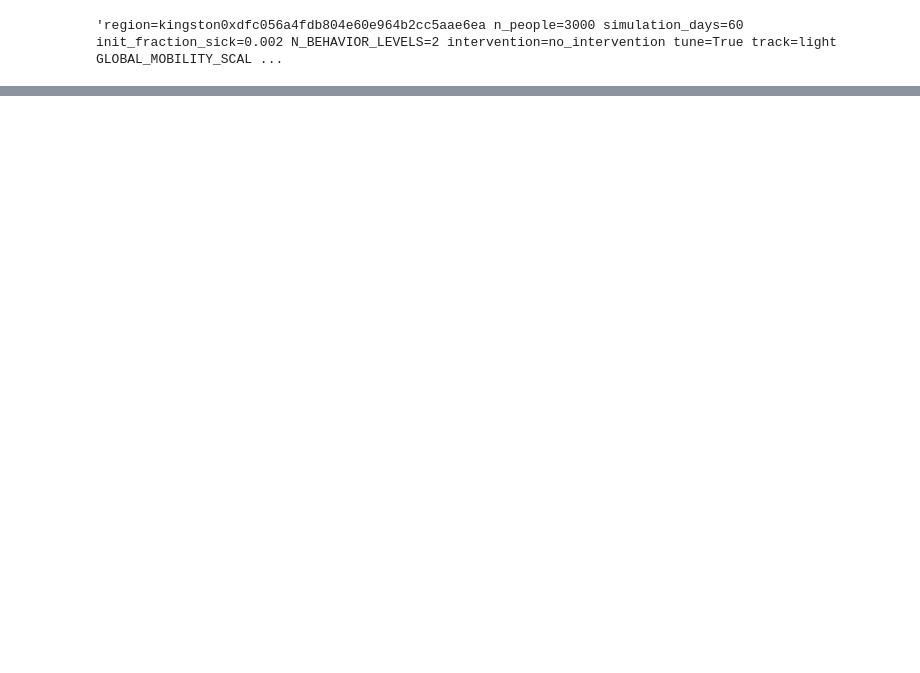
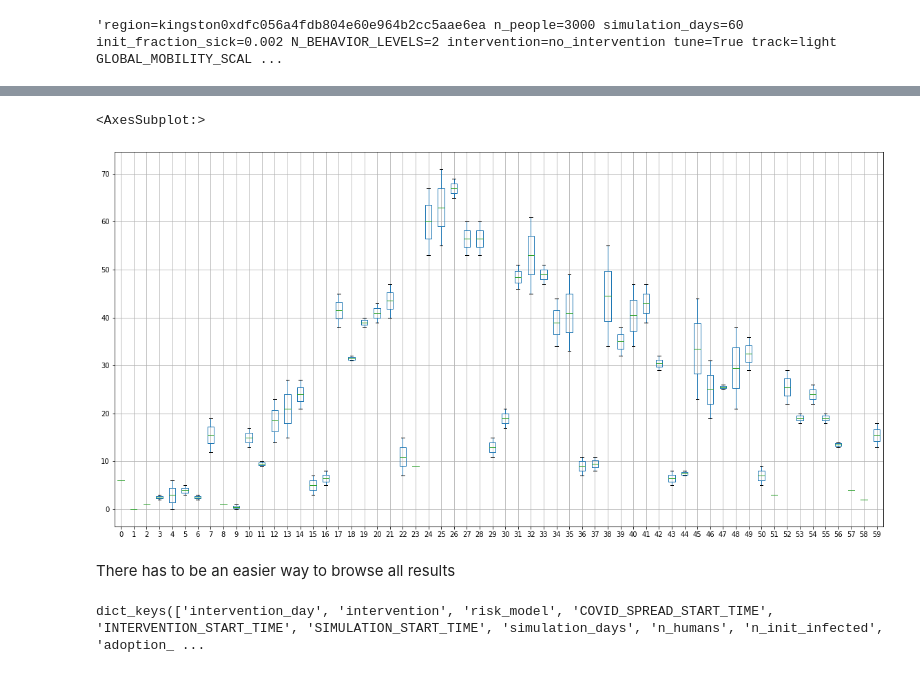
Before and after one commit to luismangubat/kingston-abm, a Jupyter notebook: experiments/validation/val-1.ipynb, the cells around one changed output, grey strips where cells are left out. Drawn from its saved outputs; the diff is of its cells as text; code cells hidden in the pictures; blank space fills up the shorter version.

Commit message:
Plots cases per day

```diff
--- a/experiments/validation/val-1.ipynb
+++ b/experiments/validation/val-1.ipynb
@@ -147,0 +106,5 @@ sim_v2_people-3000_days-60_init-0.002_uptake--1_seed-831_20210702-193149_142000
+# %%
+import os
+
+samples = os.listdir(f'./results/data/{run_id}')
+samples
@@ -147,0 +114,5 @@ sim_v2_people-3000_days-60_init-0.002_uptake--1_seed-831_20210702-193149_142000
+# %%
+data = [os.listdir(f'./results/data/{run_id}/{s}') for s in samples]
+data_df = pd.DataFrame(data, columns=['params', 'log', 'metrics'])
+data_df['sample'] = samples
+data_df
@@ -147,0 +123,10 @@ sim_v2_people-3000_days-60_init-0.002_uptake--1_seed-831_20210702-193149_142000
+# %%
+cases_list = []
+i=0
+for _, data in data_df.iterrows():
+    with open(f'/src/experiments/validation/results/data/{run_id}/{data["sample"]}/{data["metrics"]}', 'rb') as tracker:
+        tracker_dict = pickle.load(tracker)
+        cases_list.append(pd.DataFrame(tracker_dict['cases_per_day'], columns=[i]))
+        i += 1
+cases_df = pd.concat(cases_list, axis=1)
+cases_df
@@ -148,7 +158,16 @@ sim_v2_people-3000_days-60_init-0.002_uptake--1_seed-831_20210702-193149_142000
+# %%
+cases_df.transpose().boxplot(figsize=(20,10))
+# %% [output]
+<AxesSubplot:>
+[figure, added]
+# %% [markdown]
+There has to be an easier way to browse all results
 # %%
 import pickle
 
-file_name = '/src/experiments/validation/results/data/sim_v2_people-3000_days-60_init-0.002_uptake--1_seed-1508_20210701-153833_141200/tracker_data_n_3000_seed_1508_20210701-154653.pkl'
+file_name = '/src/experiments/validation/results/data/0x323219c230079382f2af0c132c1e4294/sim_v2_people-3000_days-60_init-0.002_uptake--1_seed-189_20210703-151918_225800/tracker_data_n_3000_seed_189_20210703-152928.pkl'
 with open(file_name, 'rb') as results_file:
     tracker = pickle.load(results_file)
 tracker.keys()
+# %% [output]
+dict_keys(['intervention_day', 'intervention', 'risk_model', 'COVID_SPREAD_START_TIME', 'INTERVENTION_START_TIME', 'SIMULATION_START_TIME', 'simulation_days', 'n_humans', 'n_init_infected', 'adoption_ ...
```
Also changed, not shown: parts of 15 cells of this notebook, 7 other files.
